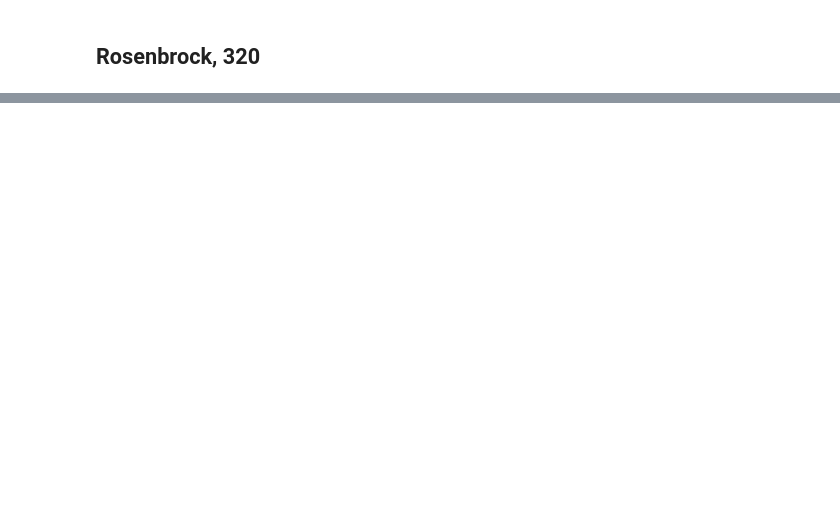
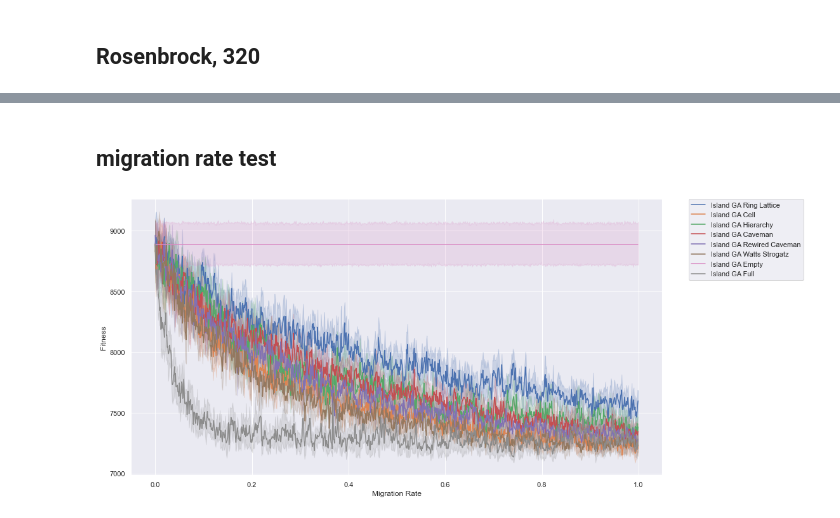
Before and after one commit to bi3mer/Parallel_GA, a Jupyter notebook: Analysis.ipynb, the cells around one changed output, grey strips where cells are left out. Saved outputs shown, nothing was run; the diff lists cells and outputs as text; code cells hidden in the pictures; blank space fills up the shorter version.

Commit message:
playing around with increment size

```diff
--- a/Analysis.ipynb
+++ b/Analysis.ipynb
@@ -242,0 +313,33 @@ algorithm_best('Rosenbrock', 320, 10)
+# %% [markdown]
+## migration rate test
+# %%
+results = db.con.execute('''
+    select
+        config.algorithm,
+        config.migration_rate,
+        fitness
+    from
+        result
+    inner join
+        config
+    on
+        result.config_id == config.config_id
+    where
+        name="TSP" and
+        strand_size = 22 and
+        population_size=320 and
+        fitness_calculations=10000
+''').fetchall()
+
+df = pd.DataFrame(
+    results,
+    columns=['Algorithm', 'Migration Rate', 'Fitness'])
+
+#     print(df.to_string(index=False))
+sns.set(rc = {'figure.figsize':(15,8)})
+sns.set_theme(style="darkgrid")
+sns.lineplot(data=df, x='Migration Rate', y='Fitness', hue='Algorithm')
+plt.legend(bbox_to_anchor=(1.05, 1), loc=2, borderaxespad=0.)
+plt.show()
+# %% [output]
+[figure, added]
```
Also changed, not shown: parts of 11 cells of this notebook, 6 other files.
